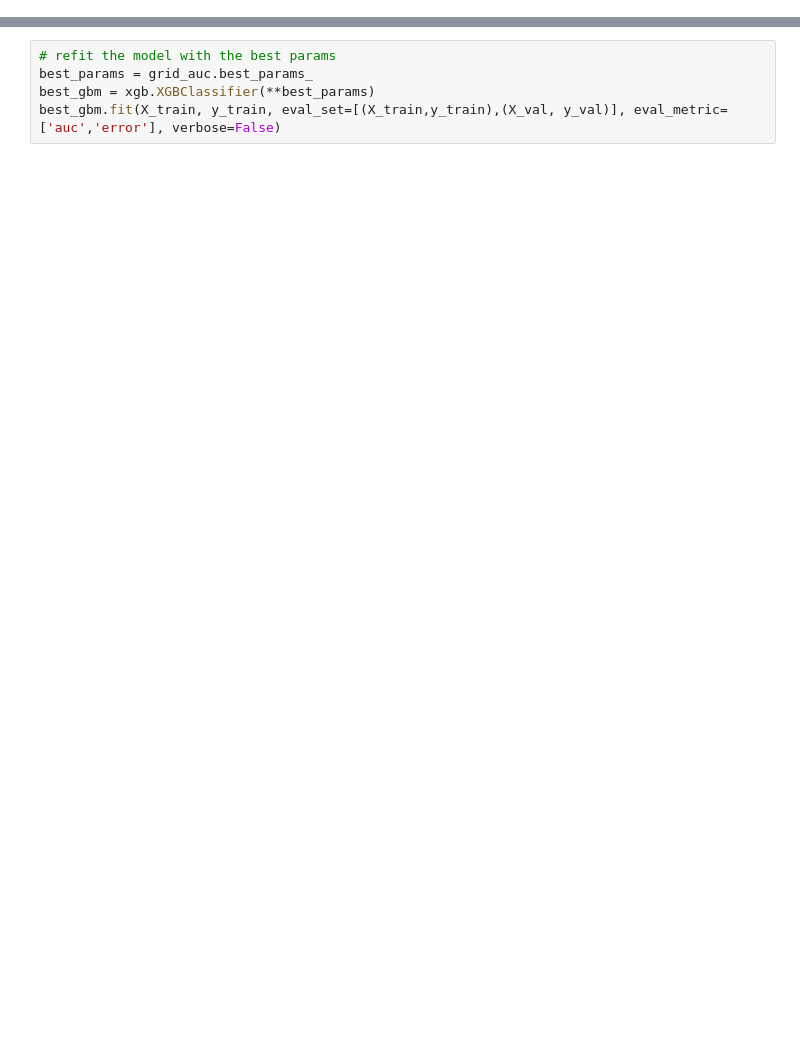
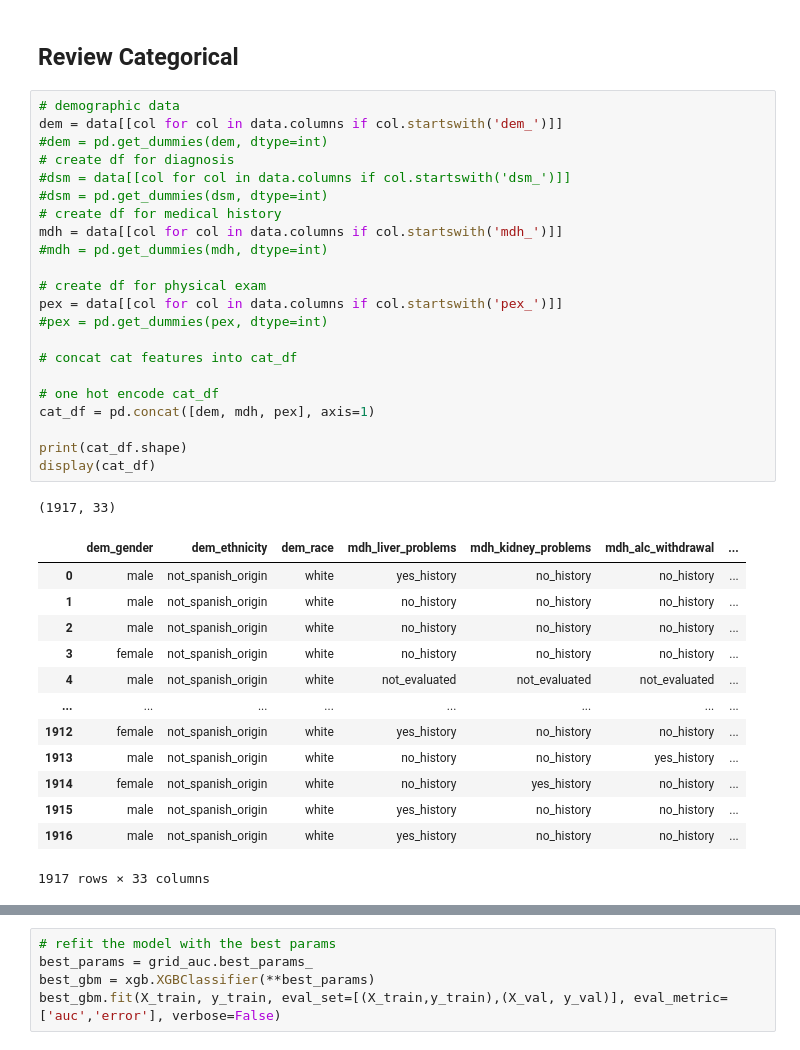
Before and after one commit to DanHerman212/precision_medicine, a Jupyter notebook: code/4_data_modeling.ipynb, the cells around one changed output, grey strips where cells are left out. Drawn from its saved outputs; the diff is of its cells as text; blank space fills up the shorter version.

```diff
--- a/code/4_data_modeling.ipynb
+++ b/code/4_data_modeling.ipynb
@@ -415,0 +168,39 @@ print("Highest ROC AUC found: ", grid_auc.best_score_)
+# %% [markdown]
+## Review Categorical
+# %%
+# demographic data
+dem = data[[col for col in data.columns if col.startswith('dem_')]]
+#dem = pd.get_dummies(dem, dtype=int)
+# create df for diagnosis
+#dsm = data[[col for col in data.columns if col.startswith('dsm_')]]
+#dsm = pd.get_dummies(dsm, dtype=int)
+# create df for medical history
+mdh = data[[col for col in data.columns if col.startswith('mdh_')]]
+#mdh = pd.get_dummies(mdh, dtype=int)
+
+# create df for physical exam
+pex = data[[col for col in data.columns if col.startswith('pex_')]]
+#pex = pd.get_dummies(pex, dtype=int)
+
+# concat cat features into cat_df
+
+# one hot encode cat_df
+cat_df = pd.concat([dem, mdh, pex], axis=1)
+
+print(cat_df.shape)
+display(cat_df)
+# %% [output]
+(1917, 33)
+|  | dem_gender | dem_ethnicity | dem_race | mdh_liver_problems | mdh_kidney_problems | mdh_alc_withdrawal | ... |
+| 0 | male | not_spanish_origin | white | yes_history | no_history | no_history | ... |
+| 1 | male | not_spanish_origin | white | no_history | no_history | no_history | ... |
+| 2 | male | not_spanish_origin | white | no_history | no_history | no_history | ... |
+| 3 | female | not_spanish_origin | white | no_history | no_history | no_history | ... |
+| 4 | male | not_spanish_origin | white | not_evaluated | not_evaluated | not_evaluated | ... |
+| ... | ... | ... | ... | ... | ... | ... | ... |
+| 1912 | female | not_spanish_origin | white | yes_history | no_history | no_history | ... |
+| 1913 | male | not_spanish_origin | white | no_history | no_history | yes_history | ... |
+| 1914 | female | not_spanish_origin | white | no_history | yes_history | no_history | ... |
+| 1915 | male | not_spanish_origin | white | yes_history | no_history | no_history | ... |
+| 1916 | male | not_spanish_origin | white | yes_history | no_history | no_history | ... |
+1917 rows × 33 columns
```
Also changed, not shown: parts of 53 cells of this notebook, 2 other files.
